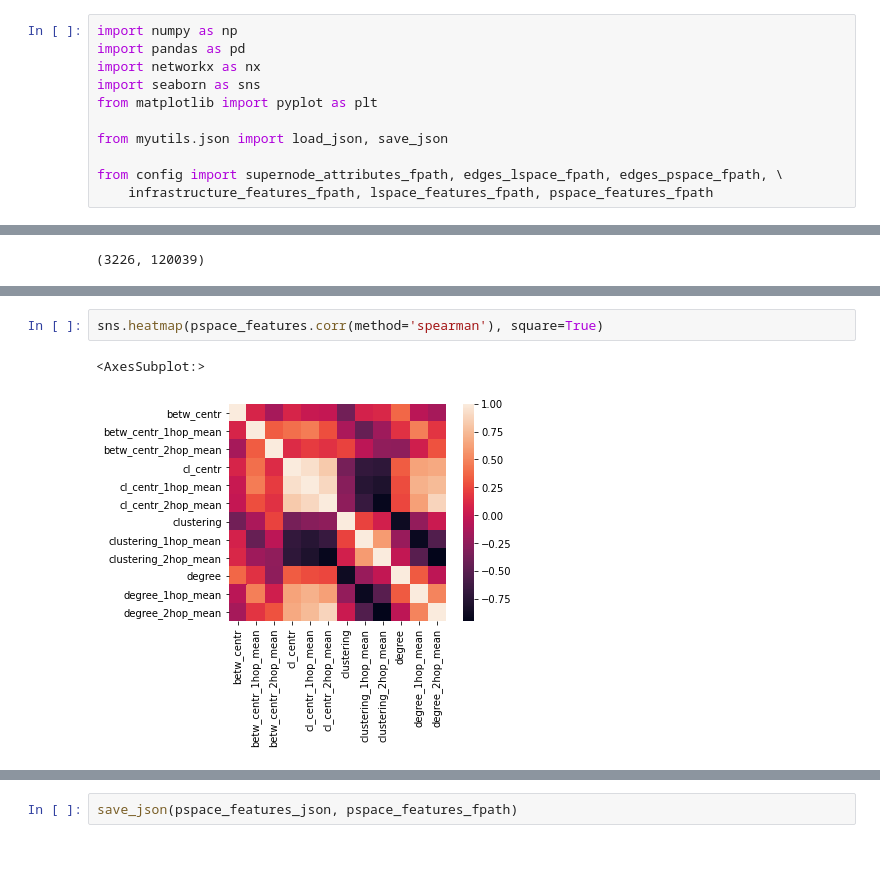
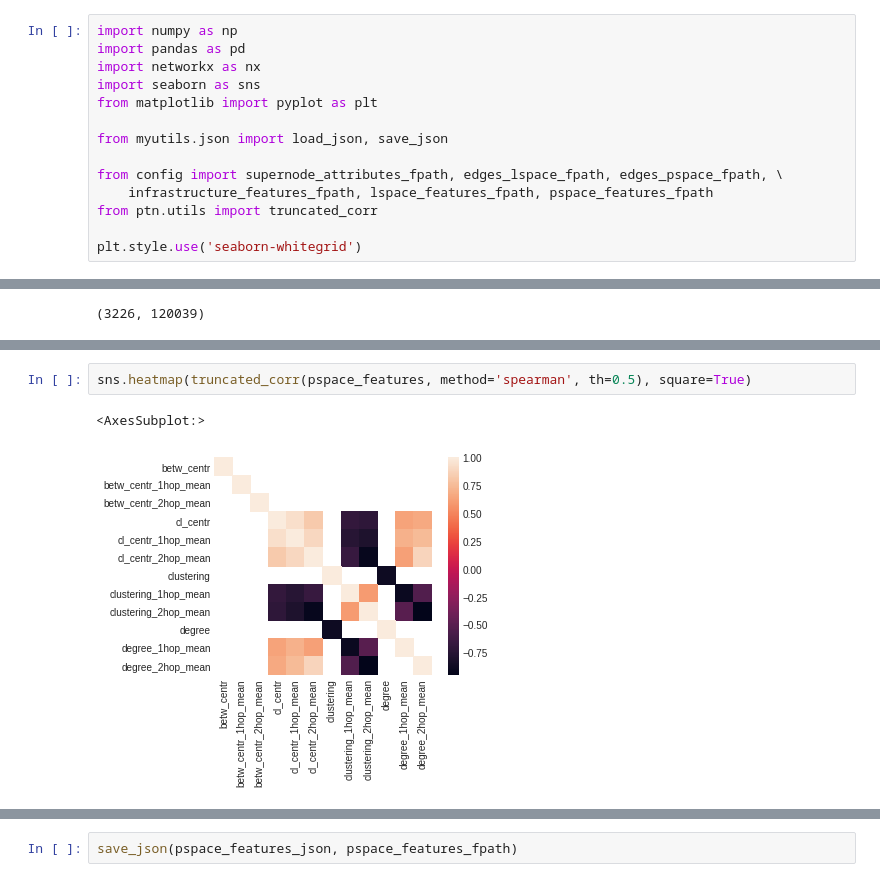
Before and after one commit to AlgoMathITMO/public-transport-network, a Jupyter notebook: pipeline/5_supernode-features.ipynb, the cells around one changed output, grey strips where cells are left out. Drawn from its saved outputs; the diff is of its cells as text; blank space fills up the shorter version.

Commit message:
updated notebooks; added multigraph pspace edges

```diff
--- a/pipeline/5_supernode-features.ipynb
+++ b/pipeline/5_supernode-features.ipynb
@@ -29,6 +29,9 @@ from myutils.json import load_json, save_json
 
 from config import supernode_attributes_fpath, edges_lspace_fpath, edges_pspace_fpath, \
     infrastructure_features_fpath, lspace_features_fpath, pspace_features_fpath
+from ptn.utils import truncated_corr
+
+plt.style.use('seaborn-whitegrid')
 # %%
 supernode_attributes = pd.read_json(supernode_attributes_fpath).set_index('id')
 
@@ -214,8 +223,8 @@ pspace_features.hist(figsize=(10, 10));
 # %%
-sns.heatmap(pspace_features.corr(method='spearman'), square=True)
+sns.heatmap(truncated_corr(pspace_features, method='spearman', th=0.5), square=True)
 # %% [output]
 <AxesSubplot:>
-[figure, old version]
+[figure, new version]
 # %%
 pspace_features_json = []
 
```
Also changed, not shown: parts of 10 cells of this notebook, 10 other files.
